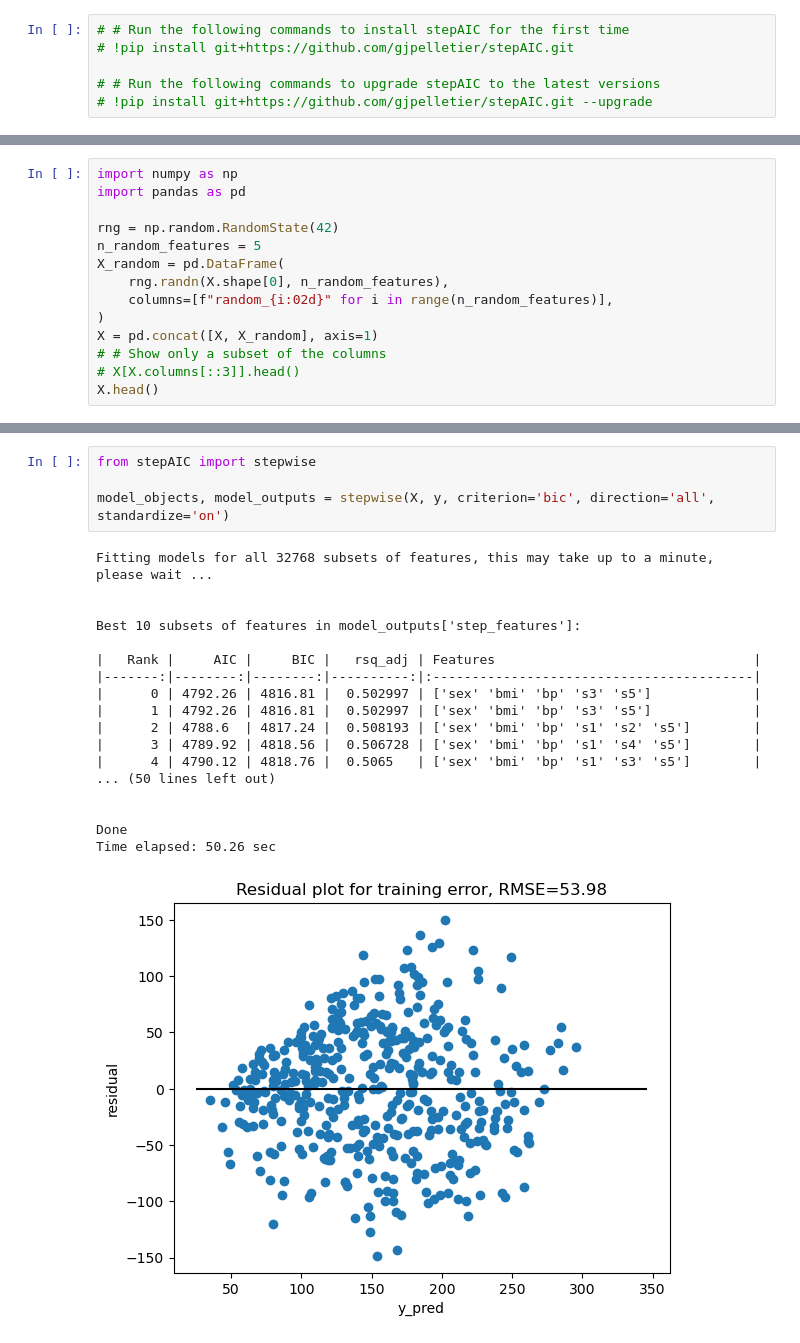
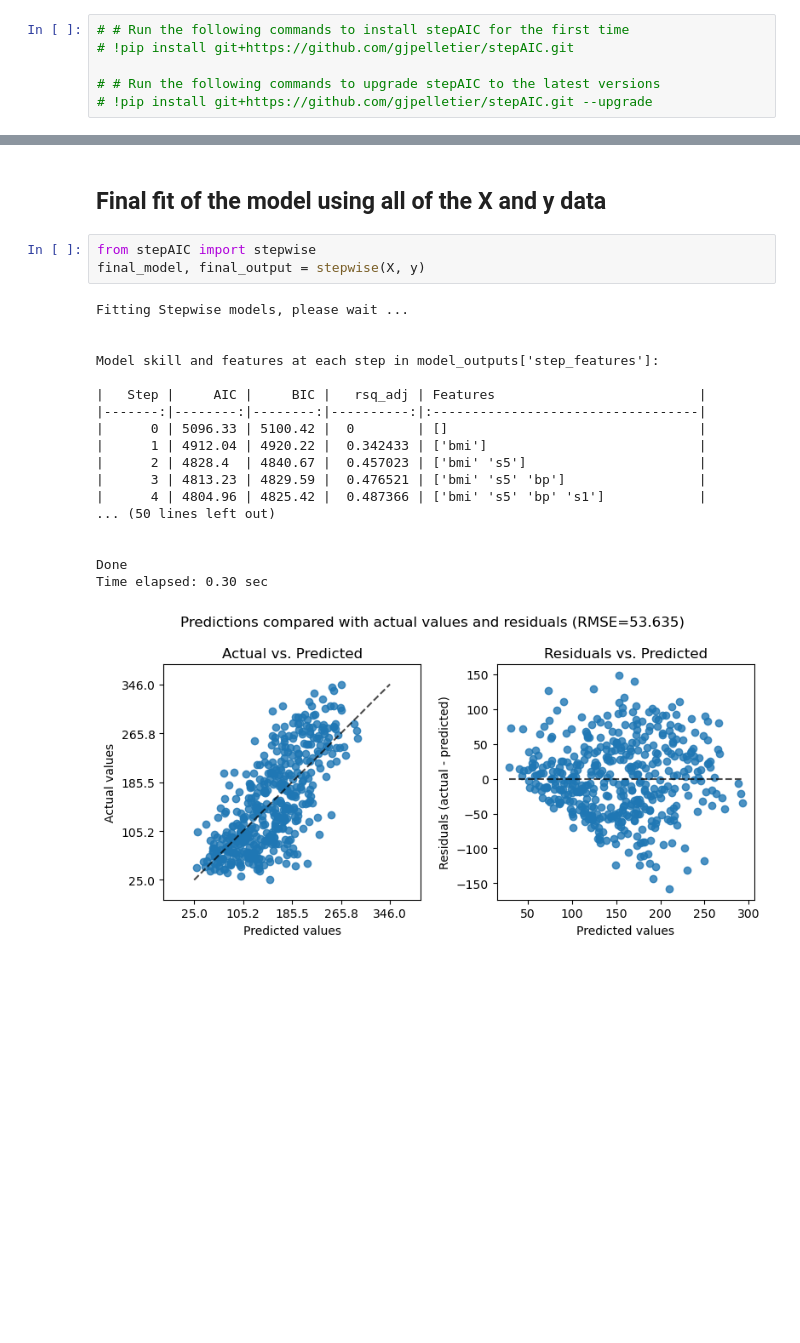
Before and after one commit to gjpelletier/stepAIC, a Jupyter notebook: Example_Stepwise_regression.ipynb, the cells around one changed output, grey strips where cells are left out. Saved outputs shown, nothing was run; the diff lists cells and outputs as text; blank space fills up the shorter version.

```diff
--- a/Example_Stepwise_regression.ipynb
+++ b/Example_Stepwise_regression.ipynb
@@ -43,14 +37,0 @@ In addition, we add some random features to the original data to better illustra
-# %%
-import numpy as np
-import pandas as pd
-
-rng = np.random.RandomState(42)
-n_random_features = 5
-X_random = pd.DataFrame(
-    rng.randn(X.shape[0], n_random_features),
-    columns=[f"random_{i:02d}" for i in range(n_random_features)],
-)
-X = pd.concat([X, X_random], axis=1)
-# # Show only a subset of the columns
-# X[X.columns[::3]].head()
-X.head()
@@ -70,23 +99,24 @@ Finally, we will use the **stepwise** function in stepAIC to perform stepwise re
+# %% [markdown]
+## Final fit of the model using all of the X and y data
 # %%
 from stepAIC import stepwise
-
-model_objects, model_outputs = stepwise(X, y, criterion='bic', direction='all', standardize='on')
+final_model, final_output = stepwise(X, y)
 # %% [output]
-Fitting models for all 32768 subsets of features, this may take up to a minute, please wait ...
+Fitting Stepwise models, please wait ...
 
 
-Best 10 subsets of features in model_outputs['step_features']:
+Model skill and features at each step in model_outputs['step_features']:
 
-|   Rank |     AIC |     BIC |   rsq_adj | Features                                 |
-|-------:|--------:|--------:|----------:|:-----------------------------------------|
-|      0 | 4792.26 | 4816.81 |  0.502997 | ['sex' 'bmi' 'bp' 's3' 's5']             |
-|      1 | 4792.26 | 4816.81 |  0.502997 | ['sex' 'bmi' 'bp' 's3' 's5']             |
-|      2 | 4788.6  | 4817.24 |  0.508193 | ['sex' 'bmi' 'bp' 's1' 's2' 's5']        |
-|      3 | 4789.92 | 4818.56 |  0.506728 | ['sex' 'bmi' 'bp' 's1' 's4' 's5']        |
-|      4 | 4790.12 | 4818.76 |  0.5065   | ['sex' 'bmi' 'bp' 's1' 's3' 's5']        |
+|   Step |     AIC |     BIC |   rsq_adj | Features                          |
+|-------:|--------:|--------:|----------:|:----------------------------------|
+|      0 | 5096.33 | 5100.42 |  0        | []                                |
+|      1 | 4912.04 | 4920.22 |  0.342433 | ['bmi']                           |
+|      2 | 4828.4  | 4840.67 |  0.457023 | ['bmi' 's5']                      |
+|      3 | 4813.23 | 4829.59 |  0.476521 | ['bmi' 's5' 'bp']                 |
+|      4 | 4804.96 | 4825.42 |  0.487366 | ['bmi' 's5' 'bp' 's1']            |
 ... (50 lines left out)
 
 
 Done
-Time elapsed: 50.26 sec
+Time elapsed: 0.30 sec
-[figure, old version]
+[figure, new version]
```
Also changed, not shown: parts of 15 cells of this notebook.
